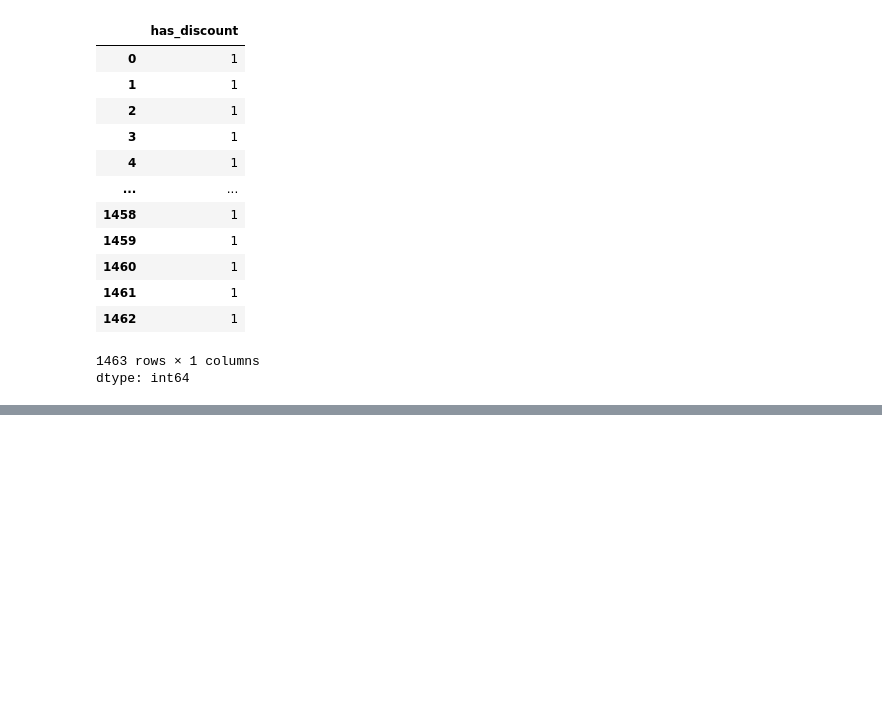
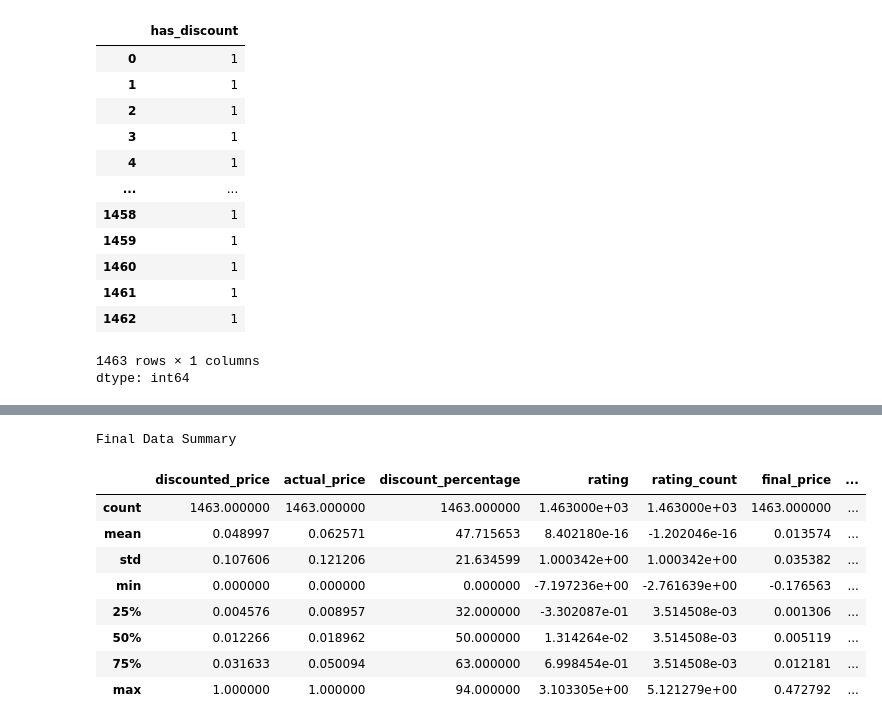
Before and after one commit to Harin22/data-wrangling-visualization, a Jupyter notebook: Data_transformation_(in_depth).ipynb, the cells around one changed output, grey strips where cells are left out. Cells and saved outputs as stored; diff of their text form; code cells hidden in the pictures; blank space fills up the shorter version.

Commit message:
Completed Data Transformation: Scaling, Feature Engineering, One-Hot Encoding & Ready for Visualization

```diff
--- a/Data_transformation_(in_depth).ipynb
+++ b/Data_transformation_(in_depth).ipynb
@@ -197,0 +208,18 @@ dtype: int64
+# %%
+
+print("Final Data Summary")
+display(new_df.describe())
+
+#saved teh dataset
+new_df.to_csv("Data_after_DT.csv", index=False)
+# %% [output]
+Final Data Summary
+|  | discounted_price | actual_price | discount_percentage | rating | rating_count | final_price | ... |
+| count | 1463.000000 | 1463.000000 | 1463.000000 | 1.463000e+03 | 1.463000e+03 | 1463.000000 | ... |
+| mean | 0.048997 | 0.062571 | 47.715653 | 8.402180e-16 | -1.202046e-16 | 0.013574 | ... |
+| std | 0.107606 | 0.121206 | 21.634599 | 1.000342e+00 | 1.000342e+00 | 0.035382 | ... |
+| min | 0.000000 | 0.000000 | 0.000000 | -7.197236e+00 | -2.761639e+00 | -0.176563 | ... |
+| 25% | 0.004576 | 0.008957 | 32.000000 | -3.302087e-01 | 3.514508e-03 | 0.001306 | ... |
+| 50% | 0.012266 | 0.018962 | 50.000000 | 1.314264e-02 | 3.514508e-03 | 0.005119 | ... |
+| 75% | 0.031633 | 0.050094 | 63.000000 | 6.998454e-01 | 3.514508e-03 | 0.012181 | ... |
+| max | 1.000000 | 1.000000 | 94.000000 | 3.103305e+00 | 5.121279e+00 | 0.472792 | ... |
```
Also changed, not shown: parts of 6 cells of this notebook.
